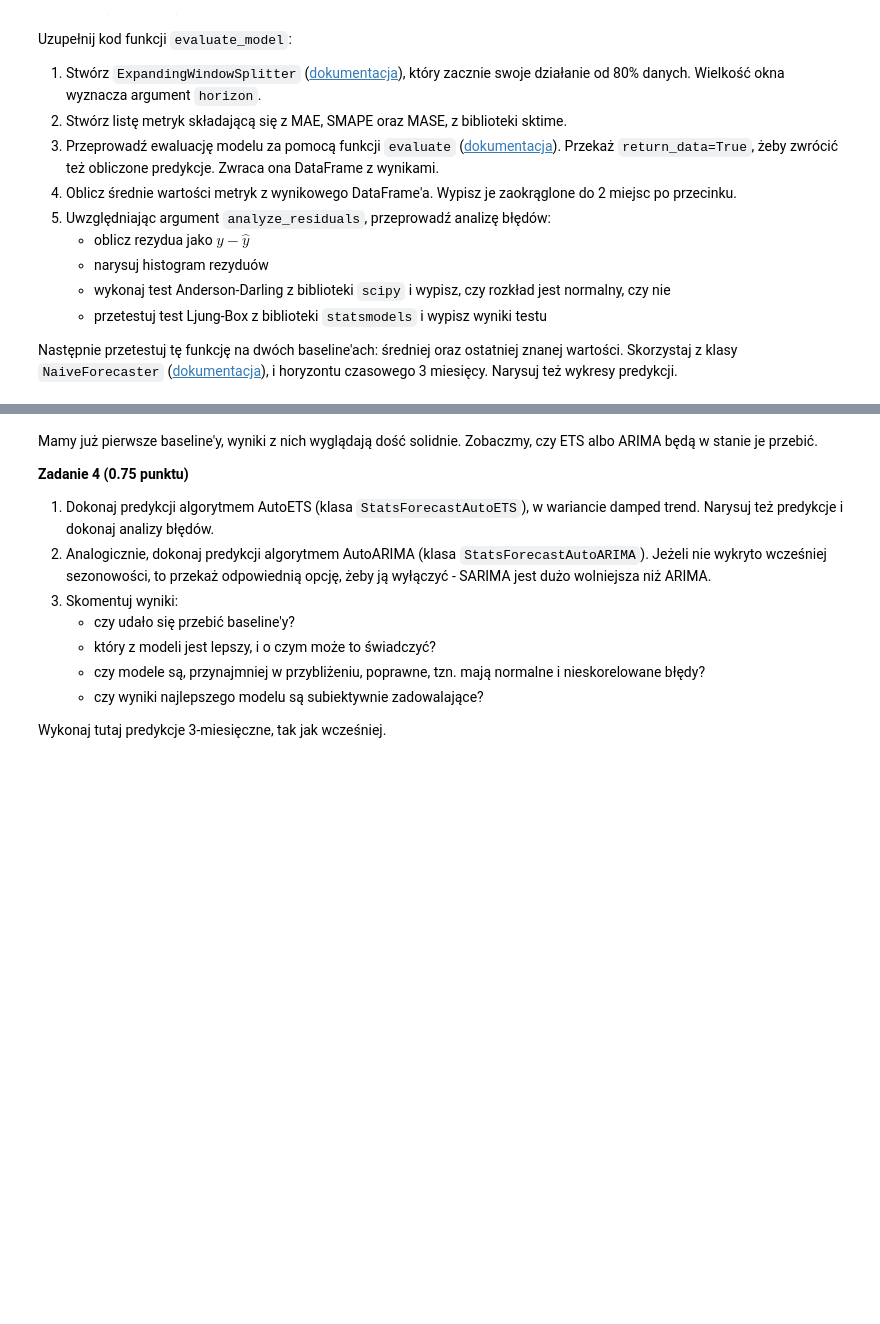
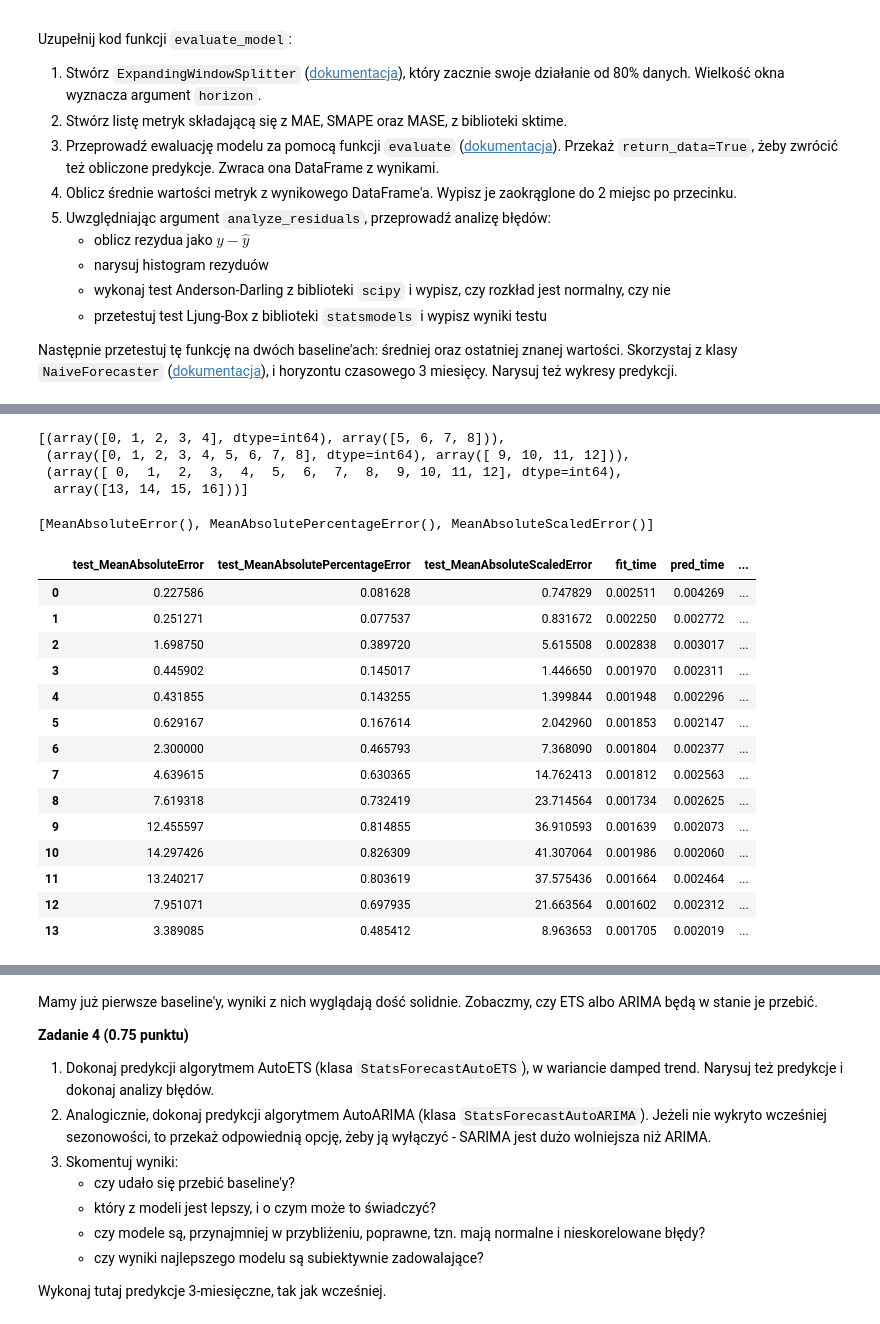
Before and after one commit to basiav/ML-Intro-Course-AGH, a Jupyter notebook: lab7/notebook_empty.ipynb, the cells around one changed output, grey strips where cells are left out. Saved outputs shown, nothing was run; the diff lists cells and outputs as text; code cells hidden in the pictures; blank space fills up the shorter version.

Commit message:
ExpandingWindowSplitter learning

```diff
--- a/lab7/notebook_empty.ipynb
+++ b/lab7/notebook_empty.ipynb
@@ -253,0 +323,9 @@ Następnie przetestuj tę funkcję na dwóch baseline'ach: średniej oraz ostatn
+# %%
+h = 4
+splitter = ExpandingWindowSplitter(fh=[1,2,3,4], initial_window=5, step_length=h)
+list(splitter.split(ts))
+# %% [output]
+[(array([0, 1, 2, 3, 4], dtype=int64), array([5, 6, 7, 8])),
+ (array([0, 1, 2, 3, 4, 5, 6, 7, 8], dtype=int64), array([ 9, 10, 11, 12])),
+ (array([ 0,  1,  2,  3,  4,  5,  6,  7,  8,  9, 10, 11, 12], dtype=int64),
+  array([13, 14, 15, 16]))]
@@ -253,0 +344,30 @@ Następnie przetestuj tę funkcję na dwóch baseline'ach: średniej oraz ostatn
+# %%
+metrics = [MeanAbsoluteError(), MeanAbsolutePercentageError(), MeanAbsoluteScaledError()]
+metrics
+# %% [output]
+[MeanAbsoluteError(), MeanAbsolutePercentageError(), MeanAbsoluteScaledError()]
+# %%
+forecaster = NaiveForecaster(strategy="mean")
+# %%
+horizon = 4
+init_window_size = len(df) * 4 // 5
+cv = ExpandingWindowSplitter(fh=np.arange(1, h+1).tolist(), initial_window=init_window_size, step_length=horizon)
+# %%
+results = evaluate(forecaster=forecaster, y=df, cv=cv, return_data=True, scoring=metrics)
+results
+# %% [output]
+|  | test_MeanAbsoluteError | test_MeanAbsolutePercentageError | test_MeanAbsoluteScaledError | fit_time | pred_time | ... |
+| 0 | 0.227586 | 0.081628 | 0.747829 | 0.002511 | 0.004269 | ... |
+| 1 | 0.251271 | 0.077537 | 0.831672 | 0.002250 | 0.002772 | ... |
+| 2 | 1.698750 | 0.389720 | 5.615508 | 0.002838 | 0.003017 | ... |
+| 3 | 0.445902 | 0.145017 | 1.446650 | 0.001970 | 0.002311 | ... |
+| 4 | 0.431855 | 0.143255 | 1.399844 | 0.001948 | 0.002296 | ... |
+| 5 | 0.629167 | 0.167614 | 2.042960 | 0.001853 | 0.002147 | ... |
+| 6 | 2.300000 | 0.465793 | 7.368090 | 0.001804 | 0.002377 | ... |
+| 7 | 4.639615 | 0.630365 | 14.762413 | 0.001812 | 0.002563 | ... |
+| 8 | 7.619318 | 0.732419 | 23.714564 | 0.001734 | 0.002625 | ... |
+| 9 | 12.455597 | 0.814855 | 36.910593 | 0.001639 | 0.002073 | ... |
+| 10 | 14.297426 | 0.826309 | 41.307064 | 0.001986 | 0.002060 | ... |
+| 11 | 13.240217 | 0.803619 | 37.575436 | 0.001664 | 0.002464 | ... |
+| 12 | 7.951071 | 0.697935 | 21.663564 | 0.001602 | 0.002312 | ... |
+| 13 | 3.389085 | 0.485412 | 8.963653 | 0.001705 | 0.002019 | ... |
```
Also changed, not shown: parts of 15 cells of this notebook.
